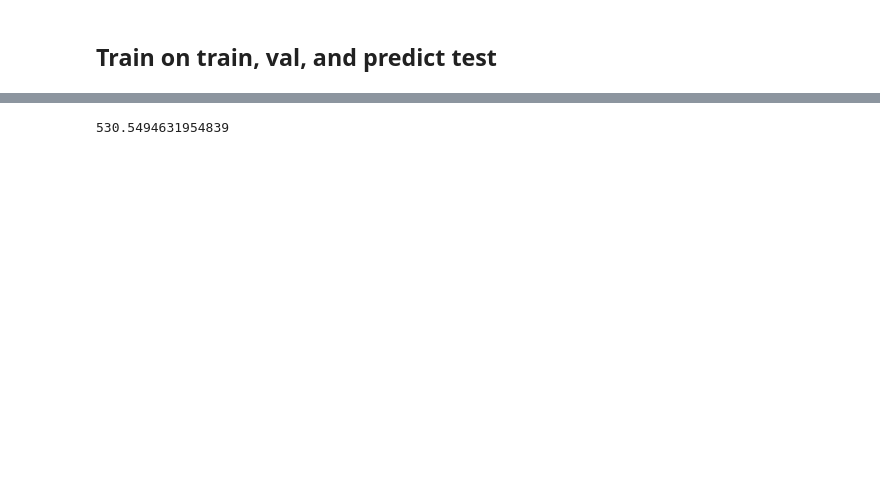
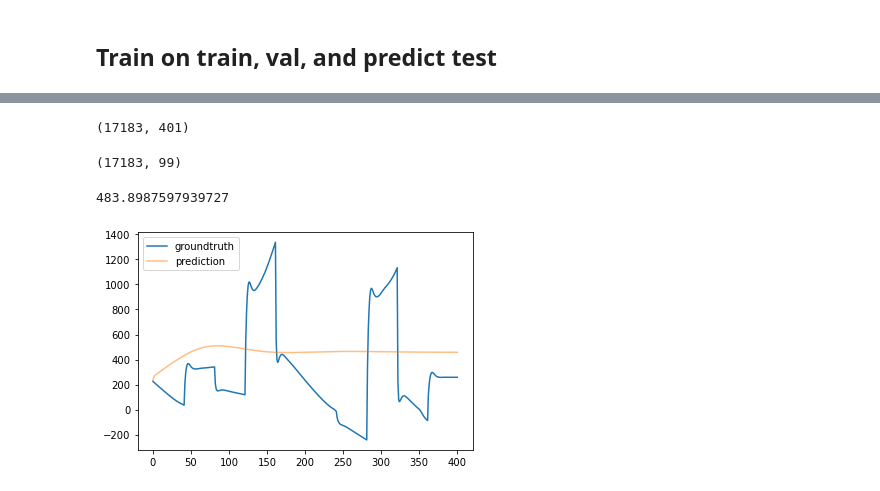
Before and after one commit to minhtriet/hydrogen_emb, a Jupyter notebook: opinf.ipynb, the cells around one changed output, grey strips where cells are left out. Saved outputs shown, nothing was run; the diff lists cells and outputs as text; code cells hidden in the pictures; blank space fills up the shorter version.

```diff
--- a/opinf.ipynb
+++ b/opinf.ipynb
@@ -74,0 +258,3 @@ rom = prepare_data_and_train(to_train, best_basis)
+# %%
+# stack data
+train_data = stack_data(normed_data, 'train')
@@ -75,7 +287,25 @@ rom = prepare_data_and_train(to_train, best_basis)
+# %%
+tables['test_p'].shape
+# %% [output]
+(17183, 401)
+# %%
+predicted_p.shape
+# %% [output]
+(17183, 99)
 # %%
-prediction = rom.predict(val_data[:,-1], np.arange(0.0598, 0.0999, 1e-4))   # predict from the last column of val data
-tmp = mse(prediction, test_data, squared=False)
+# train
+rom = prepare_data_and_train(train_data, best_basis, best_reg)
+
+# predict
+prediction = rom.predict(train_data[:,-1], np.arange(0.0598, 0.0999, 1e-4))   # predict from the last column of val data
+predicted_p = post_process(prediction, means['train_p'], stds['train_p'])
+
+tmp = mse(predicted_p, tables['test_p'], squared=False)
-# %%
-tmp
-# %% [output]
-530.5494631954839
+# %%
+tmp  # 455.61986895953567   478.81477974255034
+# %% [output]
+483.8987597939727
+# %%
+plot_pred(tables['test_p'], predicted_p)
+# %% [output]
+[figure, added]
```
Also changed, not shown: parts of 50 cells of this notebook.
